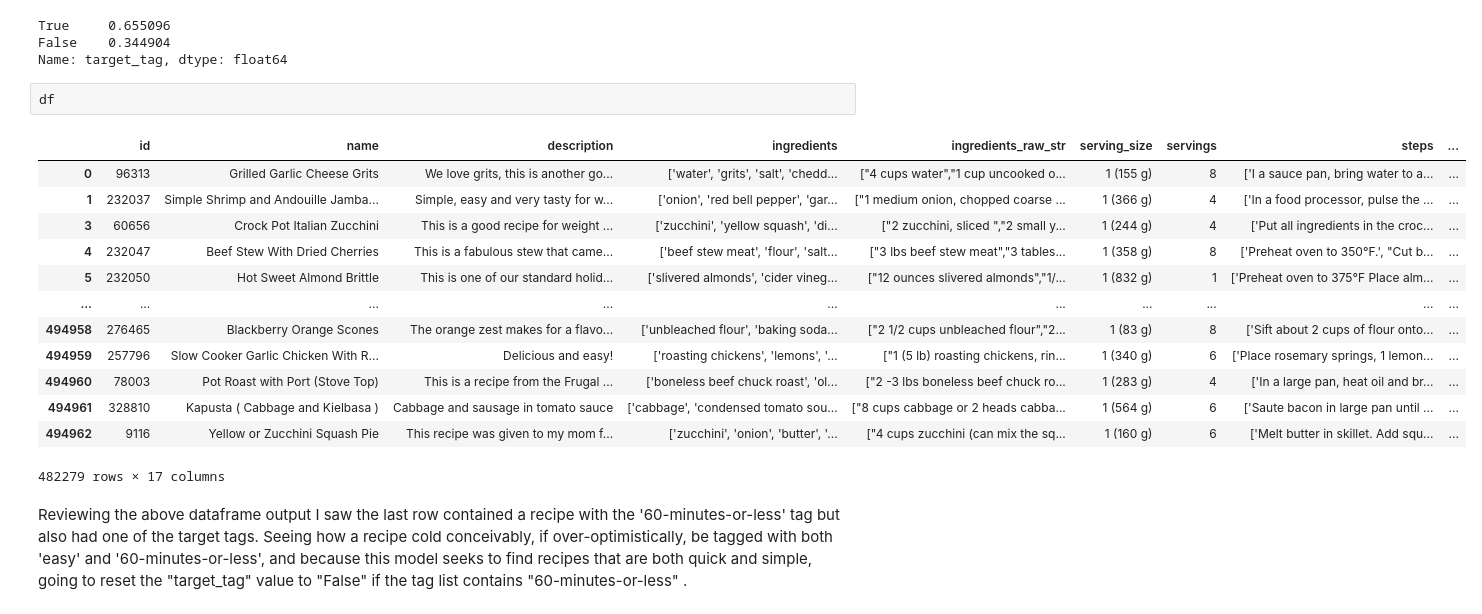
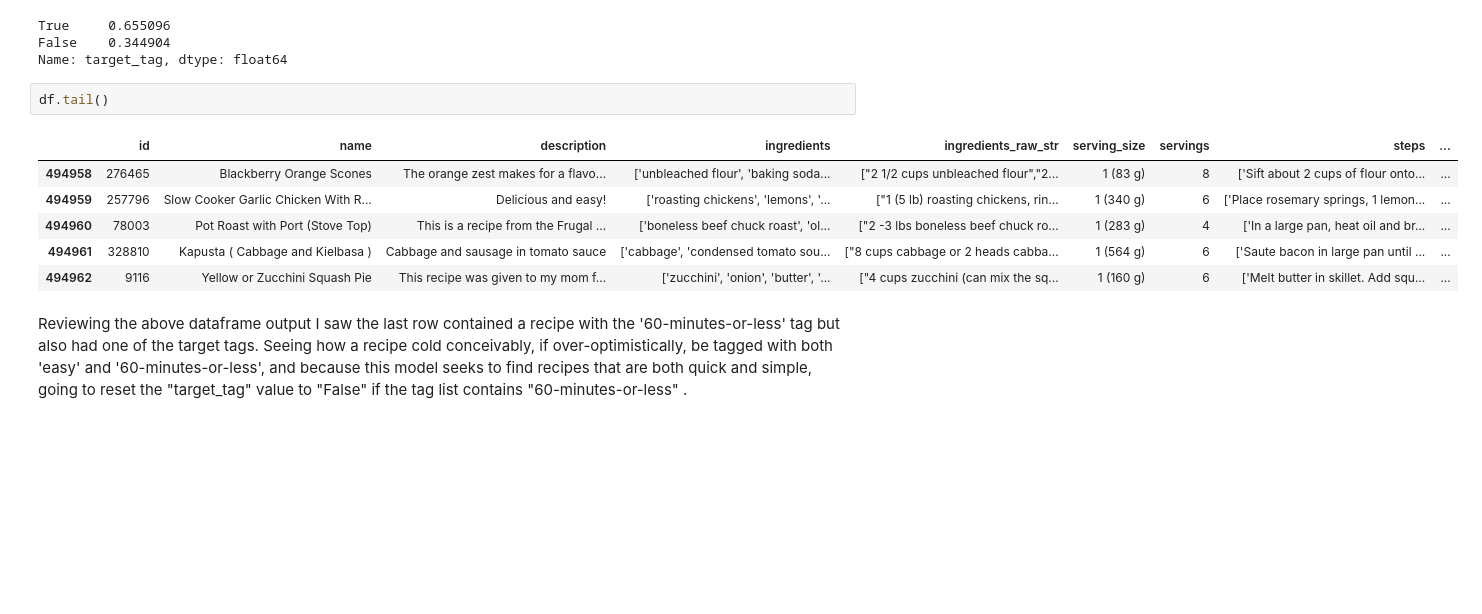
Before and after one commit to AJMarshall-25/NLP_Recipe_Analysis, a Jupyter notebook: py_file_test.ipynb, the cells around one changed output. Drawn from its saved outputs; the diff is of its cells as text; blank space fills up the shorter version.

```diff
--- a/py_file_test.ipynb
+++ b/py_file_test.ipynb
@@ -603,20 +527,13 @@ True     0.655096
 False    0.344904
 Name: target_tag, dtype: float64
 # %%
-df
+df.tail()
 # %% [output]
 |  | id | name | description | ingredients | ingredients_raw_str | serving_size | servings | steps | ... |
-| 0 | 96313 | Grilled Garlic Cheese Grits | We love grits, this is another go... | ['water', 'grits', 'salt', 'chedd... | ["4 cups water","1 cup uncooked o... | 1 (155 g) | 8 | ['I a sauce pan, bring water to a... | ... |
-| 1 | 232037 | Simple Shrimp and Andouille Jamba... | Simple, easy and very tasty for w... | ['onion', 'red bell pepper', 'gar... | ["1 medium onion, chopped coarse ... | 1 (366 g) | 4 | ['In a food processor, pulse the ... | ... |
-| 3 | 60656 | Crock Pot Italian Zucchini | This is a good recipe for weight ... | ['zucchini', 'yellow squash', 'di... | ["2 zucchini, sliced ","2 small y... | 1 (244 g) | 4 | ['Put all ingredients in the croc... | ... |
-| 4 | 232047 | Beef Stew With Dried Cherries | This is a fabulous stew that came... | ['beef stew meat', 'flour', 'salt... | ["3 lbs beef stew meat","3 tables... | 1 (358 g) | 8 | ['Preheat oven to 350°F.', "Cut b... | ... |
-| 5 | 232050 | Hot Sweet Almond Brittle | This is one of our standard holid... | ['slivered almonds', 'cider vineg... | ["12 ounces slivered almonds","1/... | 1 (832 g) | 1 | ['Preheat oven to 375°F Place alm... | ... |
-| ... | ... | ... | ... | ... | ... | ... | ... | ... | ... |
 | 494958 | 276465 | Blackberry Orange Scones | The orange zest makes for a flavo... | ['unbleached flour', 'baking soda... | ["2 1/2 cups unbleached flour","2... | 1 (83 g) | 8 | ['Sift about 2 cups of flour onto... | ... |
 | 494959 | 257796 | Slow Cooker Garlic Chicken With R... | Delicious and easy! | ['roasting chickens', 'lemons', '... | ["1 (5 lb) roasting chickens, rin... | 1 (340 g) | 6 | ['Place rosemary springs, 1 lemon... | ... |
 | 494960 | 78003 | Pot Roast with Port (Stove Top) | This is a recipe from the Frugal ... | ['boneless beef chuck roast', 'ol... | ["2 -3 lbs boneless beef chuck ro... | 1 (283 g) | 4 | ['In a large pan, heat oil and br... | ... |
 | 494961 | 328810 | Kapusta ( Cabbage and Kielbasa ) | Cabbage and sausage in tomato sauce | ['cabbage', 'condensed tomato sou... | ["8 cups cabbage or 2 heads cabba... | 1 (564 g) | 6 | ['Saute bacon in large pan until ... | ... |
 | 494962 | 9116 | Yellow or Zucchini Squash Pie | This recipe was given to my mom f... | ['zucchini', 'onion', 'butter', '... | ["4 cups zucchini (can mix the sq... | 1 (160 g) | 6 | ['Melt butter in skillet. Add squ... | ... |
-482279 rows × 17 columns
 # %% [markdown]
 Reviewing the above dataframe output I saw the last row contained a recipe with the '60-minutes-or-less' tag but also had one of the target tags.  Seeing how a recipe cold conceivably, if over-optimistically, be tagged with both 'easy' and '60-minutes-or-less', and because this model seeks to find recipes that are both quick and simple, going to reset the "target_tag" value to "False" if the tag list contains "60-minutes-or-less" .
```
Also changed, not shown: parts of 47 cells of this notebook, 1 other file.
